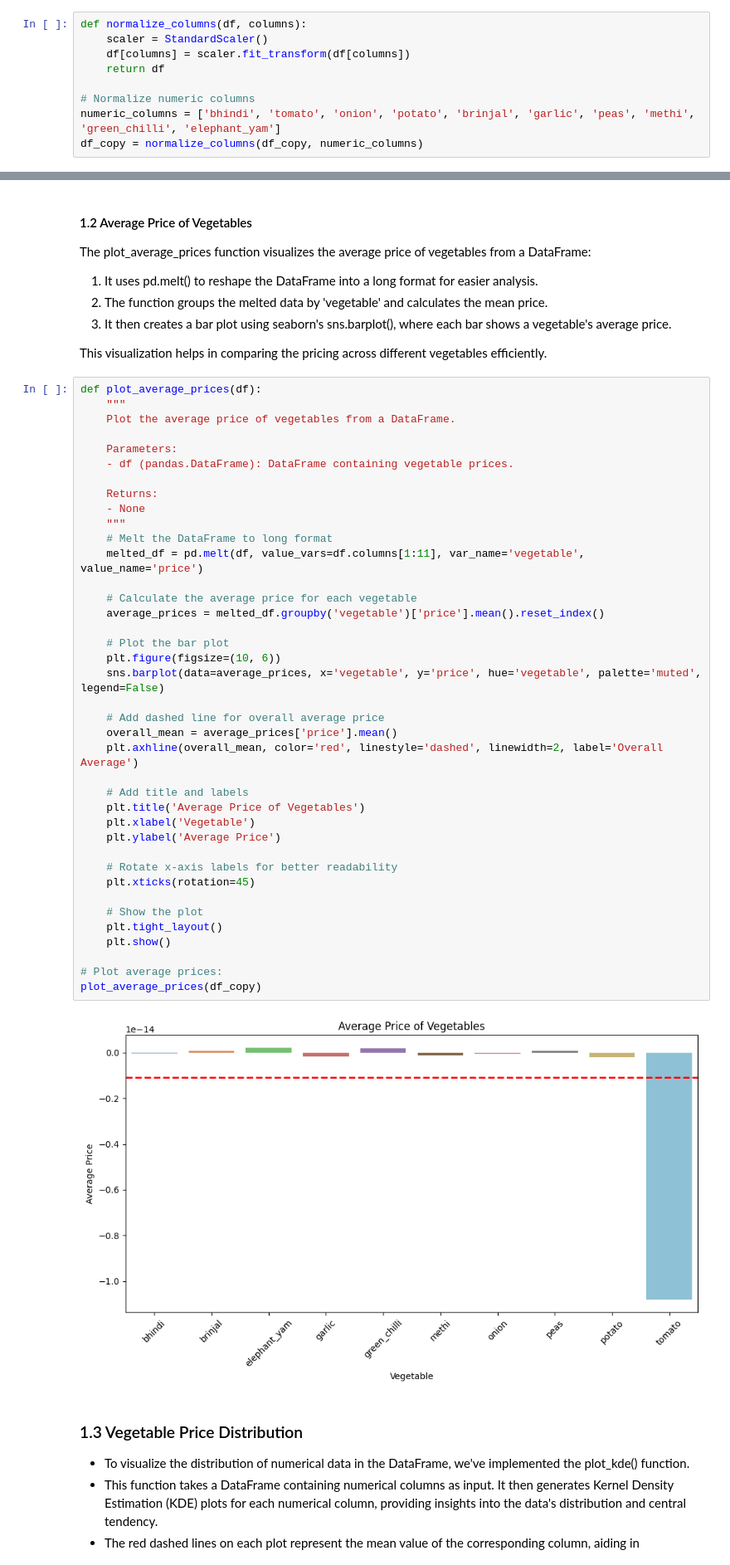
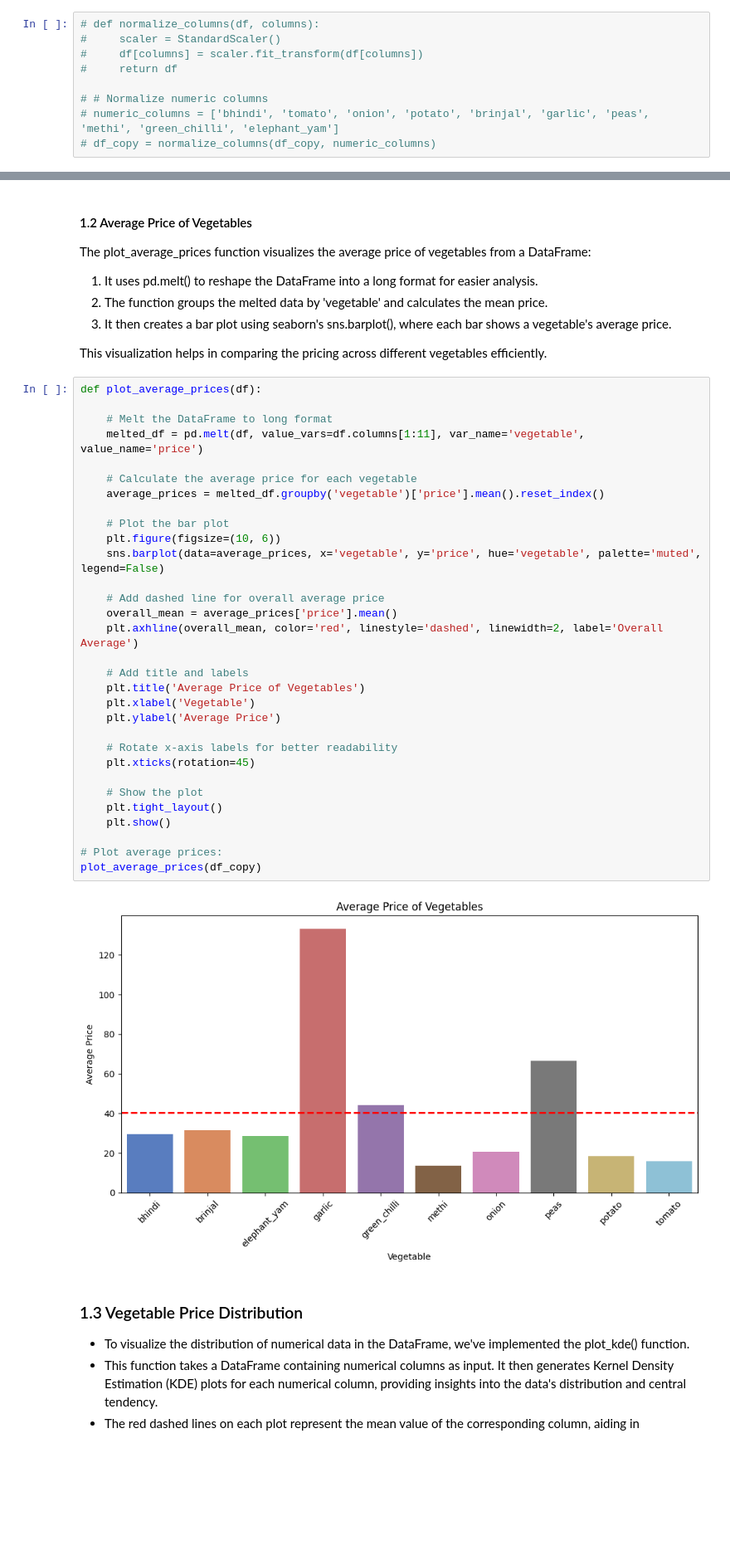
Before and after one commit to Ntokozo-sbusiso/QCTO_Workplace, a Jupyter notebook: QCTO---Workplace-Module-Notebook-Template-4571.ipynb, the cells around one changed output, grey strips where cells are left out. Shown at 83% size. Drawn from its saved outputs; the diff is of its cells as text; blank space fills up the shorter version.

Commit message:
Data analysis

```diff
--- a/QCTO---Workplace-Module-Notebook-Template-4571.ipynb
+++ b/QCTO---Workplace-Module-Notebook-Template-4571.ipynb
@@ -404,14 +404,14 @@ df_copy.head()
 
 - Normalizing or standardizing numeric columns to bring all features into the same scale, which can be especially useful for machine learning models.
 # %%
-def normalize_columns(df, columns):
-    scaler = StandardScaler()
-    df[columns] = scaler.fit_transform(df[columns])
-    return df
+# def normalize_columns(df, columns):
+#     scaler = StandardScaler()
+#     df[columns] = scaler.fit_transform(df[columns])
+#     return df
 
-# Normalize numeric columns
-numeric_columns = ['bhindi', 'tomato', 'onion', 'potato', 'brinjal', 'garlic', 'peas', 'methi', 'green_chilli', 'elephant_yam']
-df_copy = normalize_columns(df_copy, numeric_columns)
+# # Normalize numeric columns
+# numeric_columns = ['bhindi', 'tomato', 'onion', 'potato', 'brinjal', 'garlic', 'peas', 'methi', 'green_chilli', 'elephant_yam']
+# df_copy = normalize_columns(df_copy, numeric_columns)
 # %%
 df_copy.head()
 # %% [output]
@@ -464,45 +464,37 @@ The plot_average_prices function visualizes the average price of vegetables from
 This visualization helps in comparing the pricing across different vegetables efficiently.
 # %%
 def plot_average_prices(df):
-    """
-    Plot the average price of vegetables from a DataFrame.
 
-    Parameters:
-    - df (pandas.DataFrame): DataFrame containing vegetable prices.
-
-    Returns:
-    - None
-    """
     # Melt the DataFrame to long format
     melted_df = pd.melt(df, value_vars=df.columns[1:11], var_name='vegetable', value_name='price')
 
     # Calculate the average price for each vegetable
     average_prices = melted_df.groupby('vegetable')['price'].mean().reset_index()
 
     # Plot the bar plot
     plt.figure(figsize=(10, 6))
     sns.barplot(data=average_prices, x='vegetable', y='price', hue='vegetable', palette='muted', legend=False)
 
     # Add dashed line for overall average price
     overall_mean = average_prices['price'].mean()
     plt.axhline(overall_mean, color='red', linestyle='dashed', linewidth=2, label='Overall Average')
 
     # Add title and labels
     plt.title('Average Price of Vegetables')
     plt.xlabel('Vegetable')
     plt.ylabel('Average Price')
 
     # Rotate x-axis labels for better readability
     plt.xticks(rotation=45)
 
     # Show the plot
     plt.tight_layout()
     plt.show()
 
 # Plot average prices:
 plot_average_prices(df_copy)
 # %% [output]
-[figure, old version]
+[figure, new version]
 # %% [markdown]
 ### 1.3 Vegetable Price Distribution
 
```
Also changed, not shown: parts of 5 cells of this notebook.
